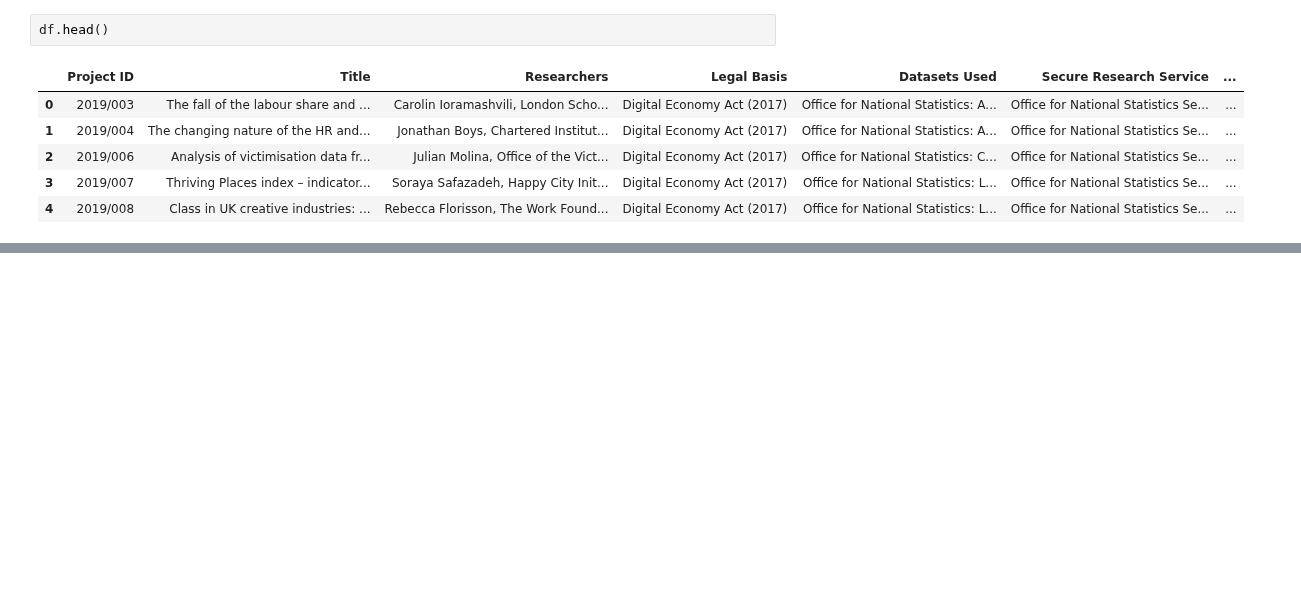
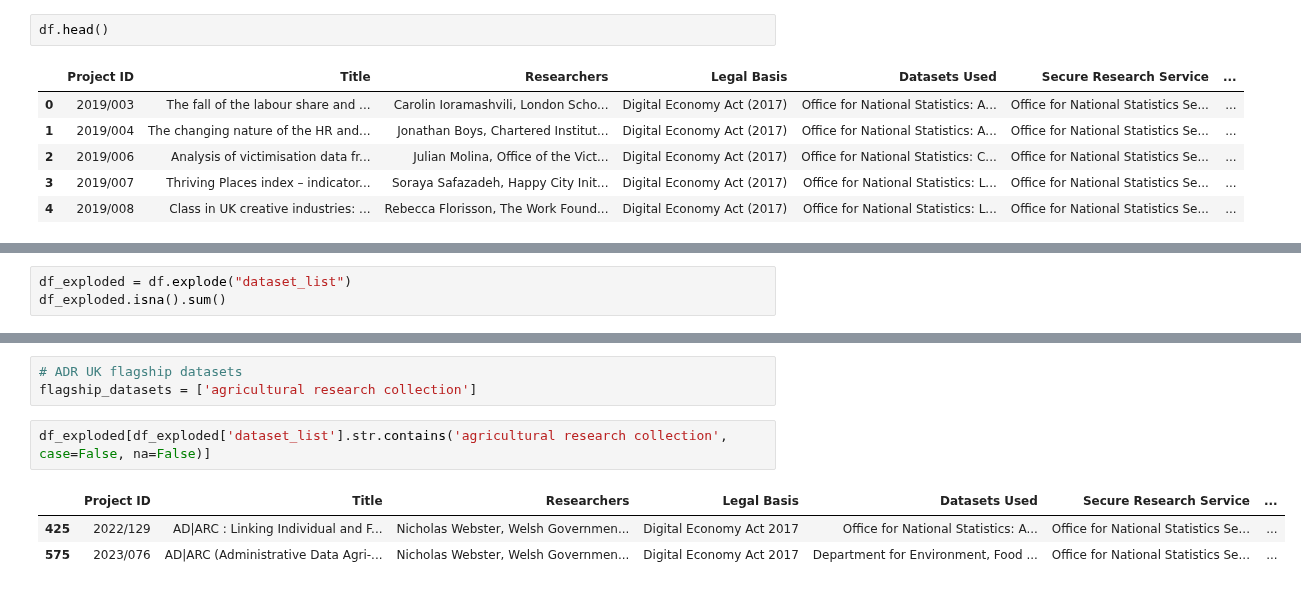
Before and after one commit to balintstewart77/ADR_DEA_project, a Jupyter notebook: analysis/DEA_projects_analysis.ipynb, the cells around one changed output, grey strips where cells are left out. Saved outputs shown, nothing was run; the diff lists cells and outputs as text; blank space fills up the shorter version.

```diff
--- a/analysis/DEA_projects_analysis.ipynb
+++ b/analysis/DEA_projects_analysis.ipynb
@@ -43,0 +135,3 @@ plt.tight_layout()
+# %%
+df_exploded = df.explode("dataset_list")
+df_exploded.isna().sum()
@@ -43,0 +184,9 @@ plt.tight_layout()
+# %%
+# ADR UK flagship datasets
+flagship_datasets = ['agricultural research collection']
+# %%
+df_exploded[df_exploded['dataset_list'].str.contains('agricultural research collection', case=False, na=False)]
+# %% [output]
+|  | Project ID | Title | Researchers | Legal Basis | Datasets Used | Secure Research Service | ... |
+| 425 | 2022/129 | AD|ARC : Linking Individual and F... | Nicholas Webster, Welsh Governmen... | Digital Economy Act 2017 | Office for National Statistics: A... | Office for National Statistics Se... | ... |
+| 575 | 2023/076 | AD|ARC (Administrative Data Agri-... | Nicholas Webster, Welsh Governmen... | Digital Economy Act 2017 | Department for Environment, Food ... | Office for National Statistics Se... | ... |
```
Also changed, not shown: parts of 28 cells of this notebook.
